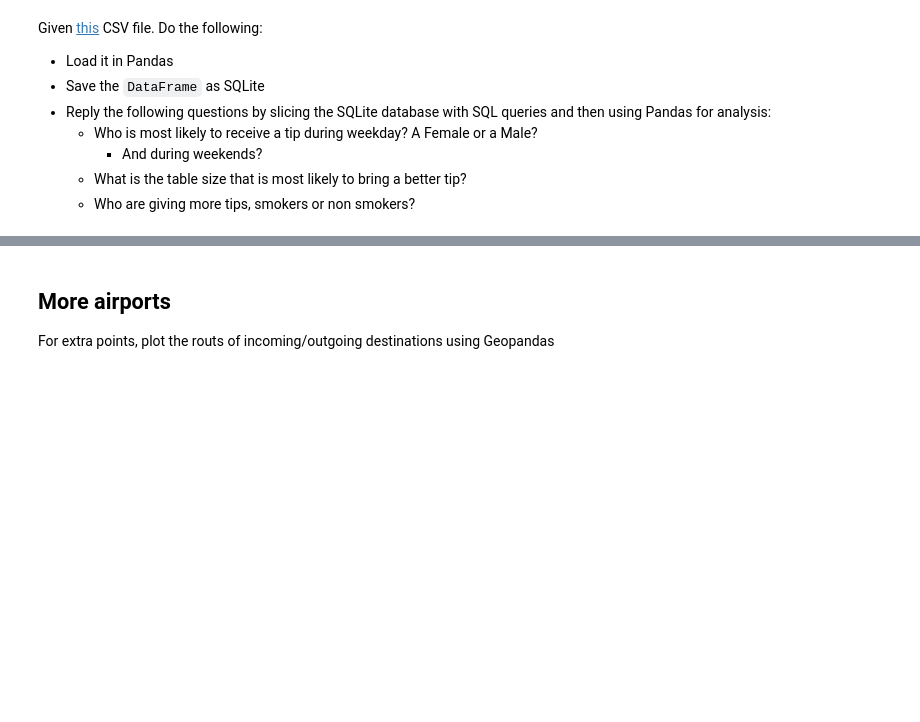
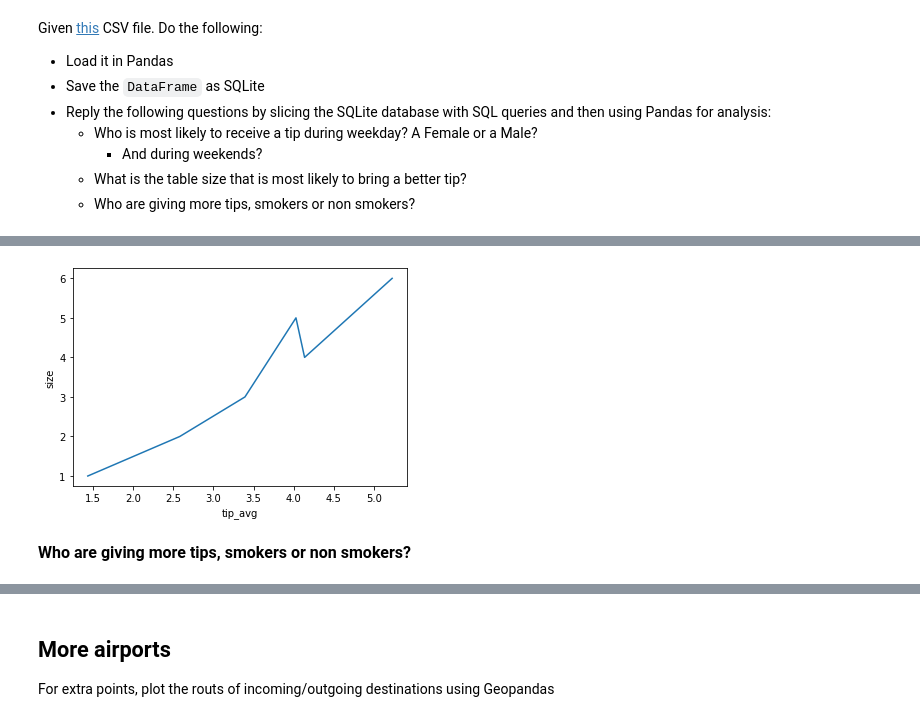
Before and after one commit to lveagithub/bts-dsf-2020, a Jupyter notebook: exercises/Session_3_4_EXERCISES.ipynb, the cells around one changed output, grey strips where cells are left out. Saved outputs shown, nothing was run; the diff lists cells and outputs as text; code cells hidden in the pictures; blank space fills up the shorter version.

```diff
--- a/exercises/Session_3_4_EXERCISES.ipynb
+++ b/exercises/Session_3_4_EXERCISES.ipynb
@@ -287,0 +535,6 @@ Given [this](https://github.com/vfp1/bts-dsf-2020/blob/main/data/tips.csv) CSV f
+# %%
+dbConn.query('''SELECT round(AVG(tip),5) tip_avg, size FROM tips GROUP BY size order by  tip_avg DESC; ''')
+
+sqlStmRes = dbConn.cursor.fetchall()
+df_tips_table_size = pd.DataFrame(sqlStmRes, columns =['tip_avg','size'])
+df_tips_table_size
@@ -287,0 +549,8 @@ Given [this](https://github.com/vfp1/bts-dsf-2020/blob/main/data/tips.csv) CSV f
+# %%
+g = sns.lineplot(x="tip_avg", y="size",
+             data=df_tips_table_size)
+plt.show()
+# %% [output]
+[figure, added]
+# %% [markdown]
+<p align="left" style="font-size:16px"><b> Who are giving more tips, smokers or non smokers? </b></p>
```
Also changed, not shown: parts of 33 cells of this notebook, 5 other files.
